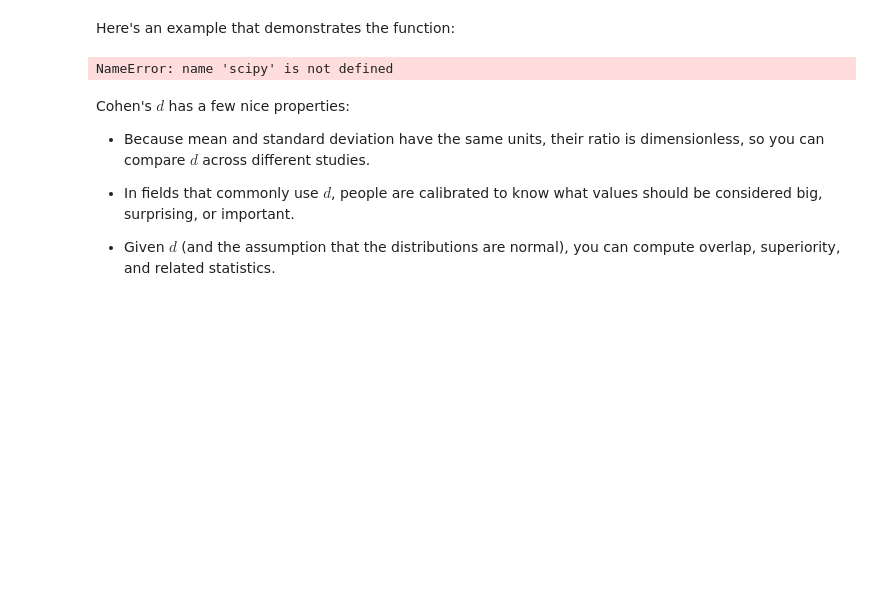
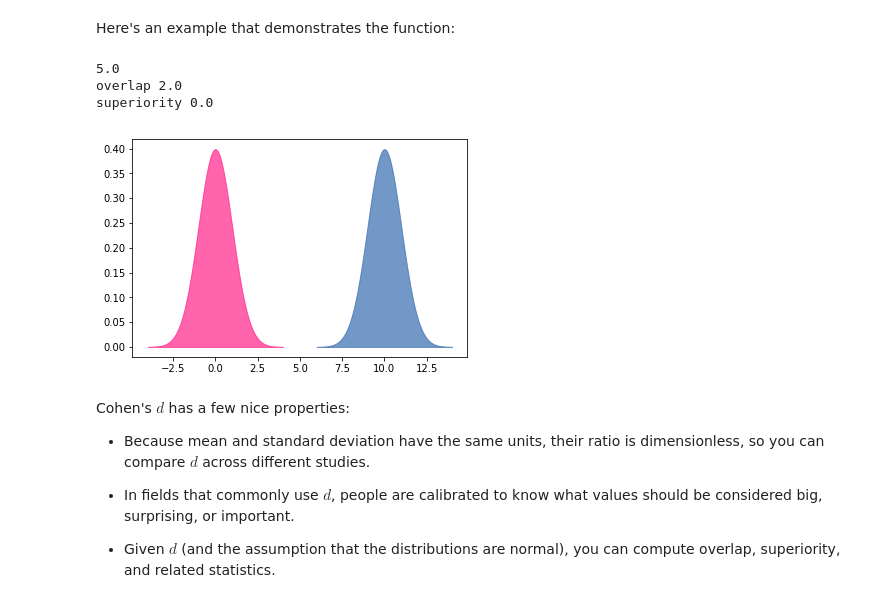
Before and after one commit to Jpeck219/dsc-effect-sizes-nyc-ds-060319, a Jupyter notebook: index.ipynb, the cells around one changed output. Drawn from its saved outputs; the diff is of its cells as text; code cells hidden in the pictures; blank space fills up the shorter version.

```diff
--- a/index.ipynb
+++ b/index.ipynb
@@ -435,10 +435,13 @@ def plot_pdfs(cohen_d=2):
 # %% [markdown]
 Here's an example that demonstrates the function:
 # %%
-plot_pdfs(10)
+plot_pdfs()
 # Try changing the d value and observe the effect on the outcome below
 # %% [output]
-NameError: name 'scipy' is not defined
+5.0
+overlap 2.0
+superiority 0.0
+[figure, added]
 # %% [markdown]
 Cohen's $d$ has a few nice properties:
 
```
Also changed, not shown: parts of 1 cell of this notebook.
